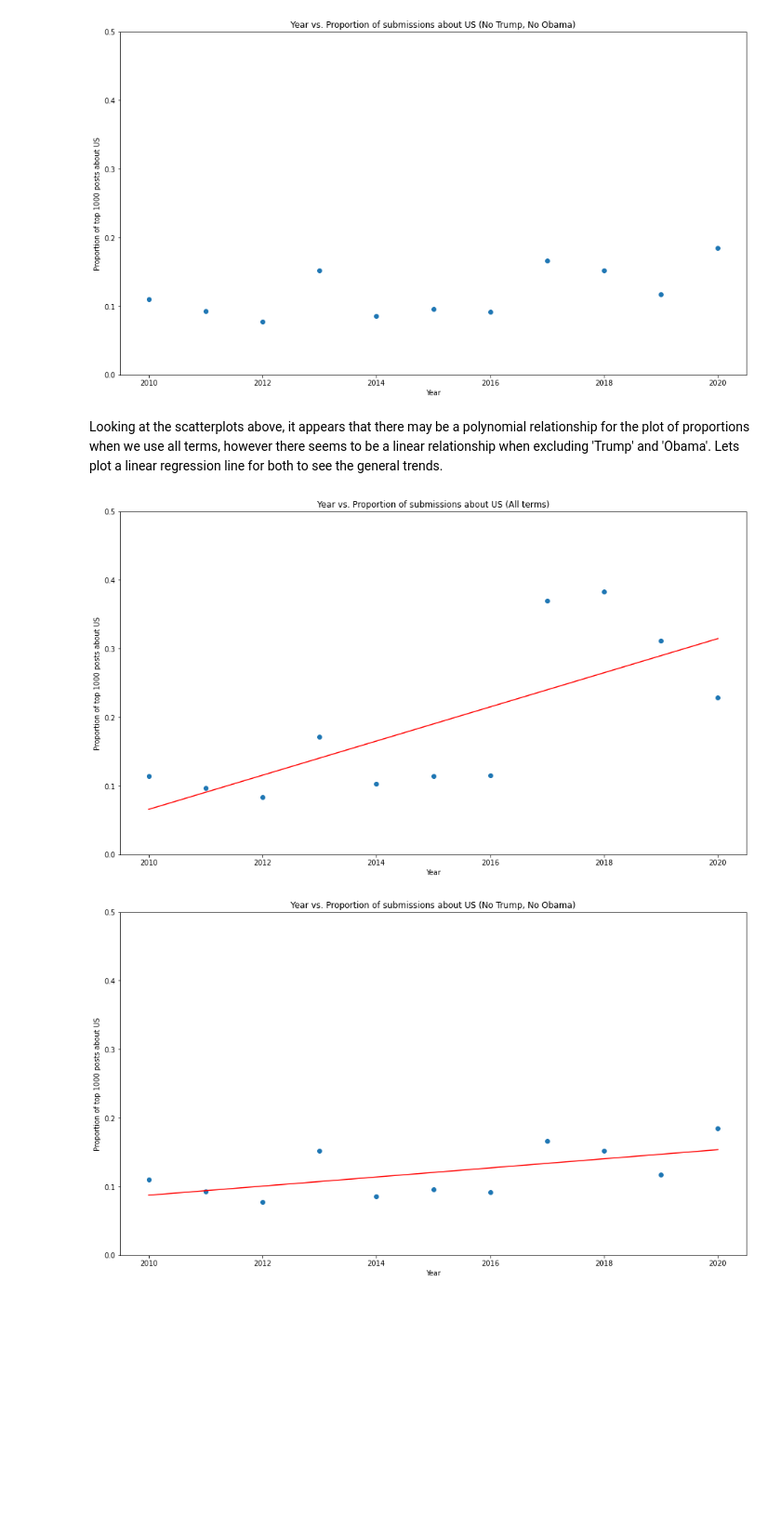
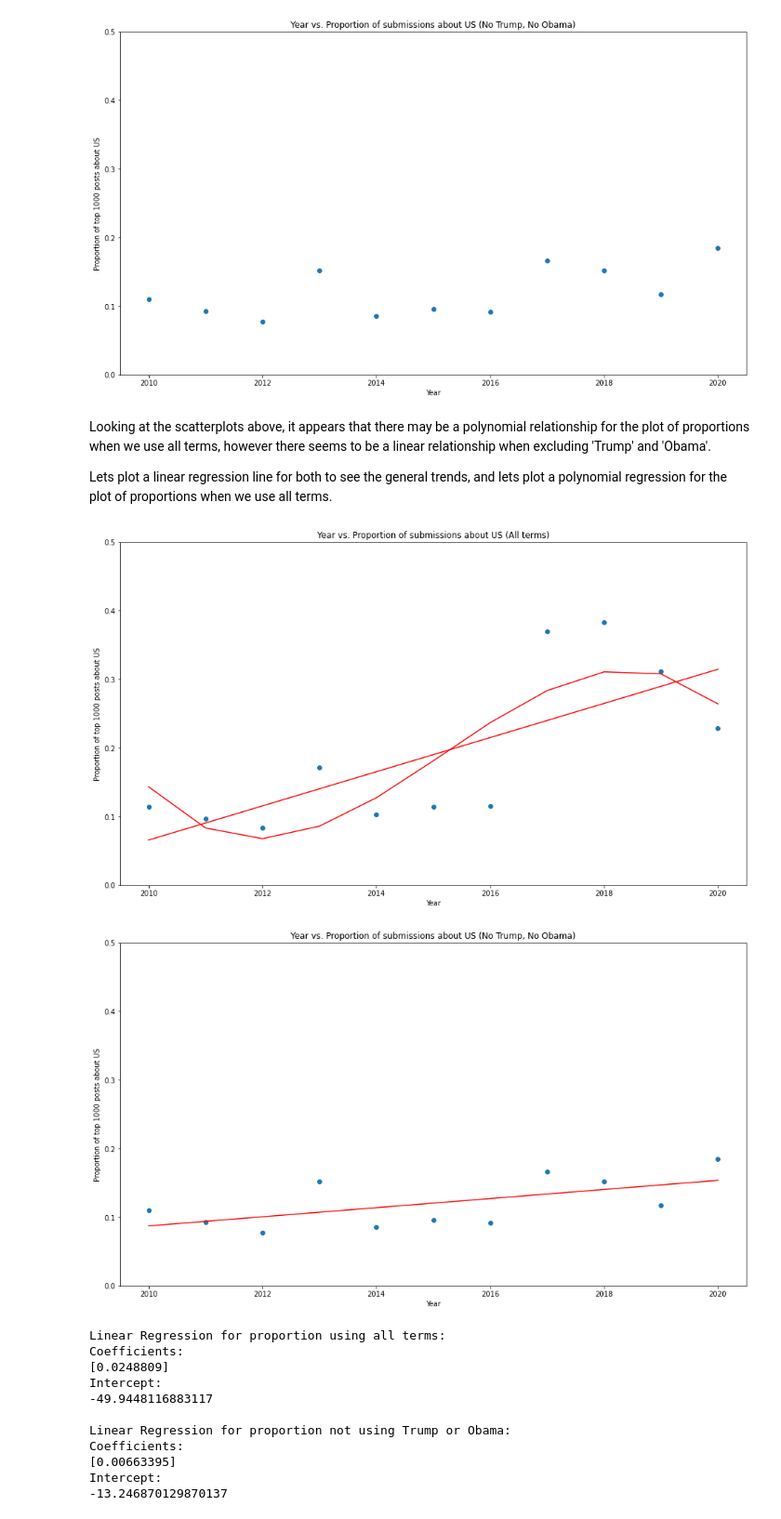
Before and after one commit to Nsakha/nsakha.github.io, a Jupyter notebook: CMSC 320 Final Project.ipynb, the cells around one changed output. Shown at 93% size. Cells and saved outputs as stored; diff of their text form; code cells hidden in the pictures; blank space fills up the shorter version.

```diff
--- a/CMSC 320 Final Project.ipynb
+++ b/CMSC 320 Final Project.ipynb
@@ -907,42 +920,76 @@ plt.show()
 [figure]
 [figure]
 # %% [markdown]
-Looking at the scatterplots above, it appears that there may be a polynomial relationship for the plot of proportions when we use all terms, however there seems to be a linear relationship when excluding 'Trump' and 'Obama'. Lets plot a linear regression line for both to see the general trends.
+Looking at the scatterplots above, it appears that there may be a polynomial relationship for the plot of proportions when we use all terms, however there seems to be a linear relationship when excluding 'Trump' and 'Obama'.
+
+Lets plot a linear regression line for both to see the general trends, and lets plot a polynomial regression for the plot of proportions when we use all terms.
 # %%
 reg_all = LinearRegression()
+reg_all_poly = LinearRegression()
 reg_no_trump = LinearRegression()
 
+
+year_lst = [2010, 2011, 2012, 2013, 2014, 2015, 2016, 2017, 2018, 2019, 2020]
 # The X data will be the same, and it will just be the years. The reshape is necessary to prepare data for fitting
-X = np.array([2010, 2011, 2012, 2013, 2014, 2015, 2016, 2017, 2018, 2019, 2020]).reshape(-1,1)
+X = np.array(year_lst).reshape(-1,1)
 
 # Get the proportions to fit and then fit
-y = [y[1] for y in prop_us]
-reg_all.fit(X, y)
+y_all = [y[1] for y in prop_us]
+reg_all.fit(X, y_all)
 
-y = [y[1] for y in prop_us_no_trump]
-reg_no_trump.fit(X,y)
+y_no_trump = [y[1] for y in prop_us_no_trump]
+reg_no_trump.fit(X,y_no_trump)
+
+# Polynomial Regression
+X_poly = [[x, x**2, x**3] for x in year_lst]
+reg_all_poly.fit(X_poly, y_all)
+
 
 # Plot the proportions, terms include both Trump and Obama
 x,y = zip(*prop_us)
 plt.scatter(x,y)
 plt.title('Year vs. Proportion of submissions about US (All terms)')
 plt.xlabel('Year')
 plt.plot(X, reg_all.predict(X), color = 'red')
+plt.plot(X, reg_all_poly.predict(X_poly), color = 'red')
 plt.ylabel('Proportion of top 1000 posts about US')
 x1, x2, y1, y2 = plt.axis()
 plt.axis((x1, x2, 0, .5))
 plt.show()
 
 # Plot the proportions, terms exclude both Trump and Obama
 x,y = zip(*prop_us_no_trump)
 plt.scatter(x,y)
 plt.plot(X, reg_no_trump.predict(X), color = 'red')
 plt.title('Year vs. Proportion of submissions about US (No Trump, No Obama)')
 plt.xlabel('Year')
 plt.ylabel('Proportion of top 1000 posts about US')
 x1, x2, y1, y2 = plt.axis()
 plt.axis((x1, x2, 0, .5))
 plt.show()
+
+print('Linear Regression for proportion using all terms:')
+print('Coefficients:')
+print(reg_all.coef_)
+print('Intercept:')
+print(reg_all.intercept_)
+
+print('\nLinear Regression for proportion not using Trump or Obama:')
+print('Coefficients:')
+print(reg_no_trump.coef_)
+print('Intercept:')
+print(reg_no_trump.intercept_)
 # %% [output]
-[figure, old version]
+[figure, new version]
 [figure]
+Linear Regression for proportion using all terms:
+Coefficients:
+[0.0248809]
+Intercept:
+-49.9448116883117
+
+Linear Regression for proportion not using Trump or Obama:
+Coefficients:
+[0.00663395]
+Intercept:
+-13.246870129870137
```
Also changed, not shown: parts of 12 cells of this notebook, 1 other file.
